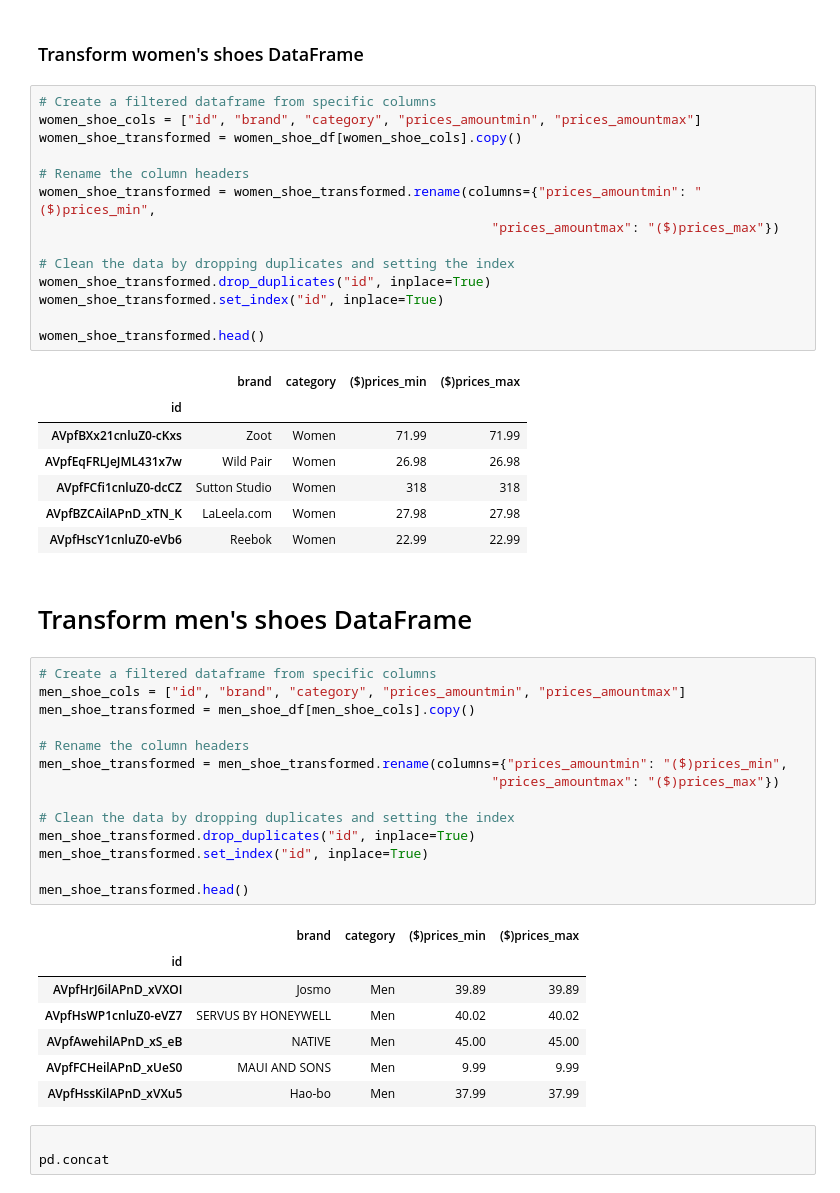
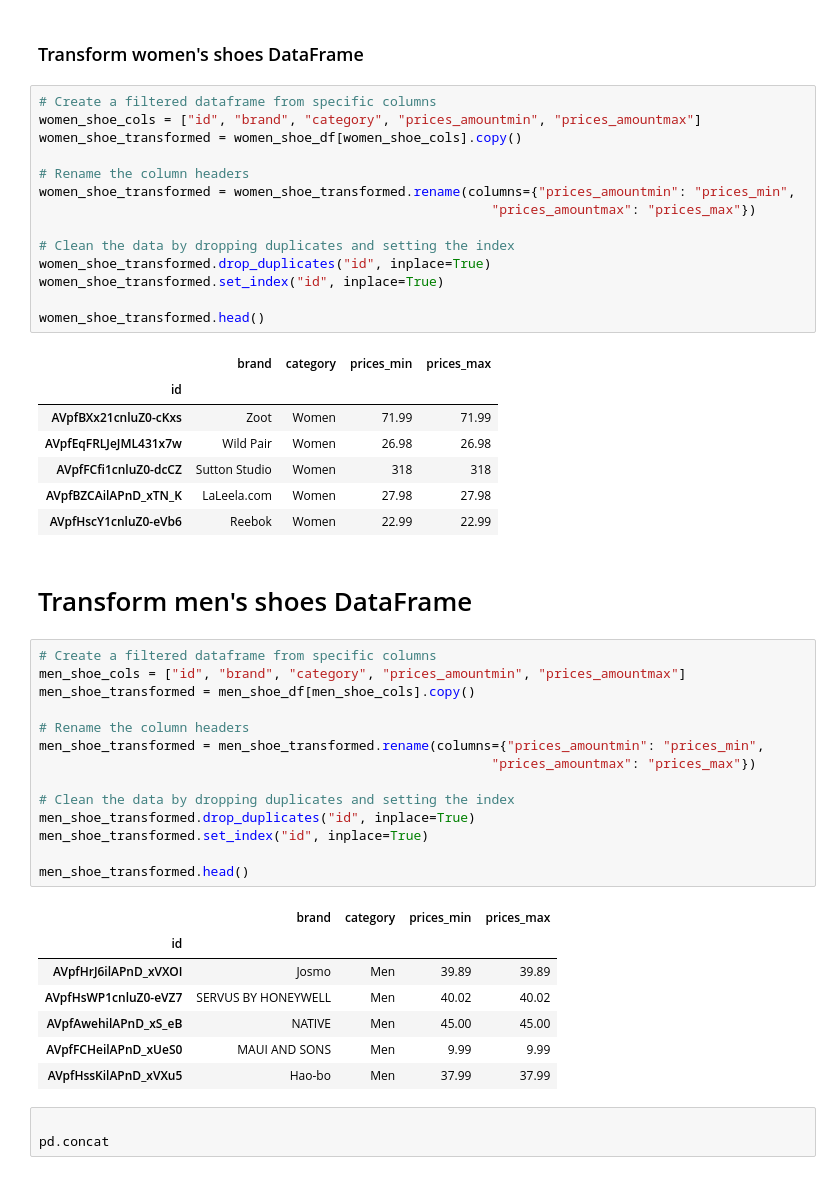
Before and after one commit to NTTGermania/Project-2--Group-6---Men-vs-Women-shoes-ETL-, a Jupyter notebook: Data_Cleaning/pandas_etl.ipynb, the cells around one changed output. Cells and saved outputs as stored; diff of their text form.

```diff
--- a/Data_Cleaning/pandas_etl.ipynb
+++ b/Data_Cleaning/pandas_etl.ipynb
@@ -84,19 +84,19 @@ men_shoe_df.head()
 # %%
 # Create a filtered dataframe from specific columns
 women_shoe_cols = ["id", "brand", "category", "prices_amountmin", "prices_amountmax"]
 women_shoe_transformed = women_shoe_df[women_shoe_cols].copy()
 
 # Rename the column headers
-women_shoe_transformed = women_shoe_transformed.rename(columns={"prices_amountmin": "($)prices_min",
-                                                          "prices_amountmax": "($)prices_max"})
+women_shoe_transformed = women_shoe_transformed.rename(columns={"prices_amountmin": "prices_min",
+                                                          "prices_amountmax": "prices_max"})
 
 # Clean the data by dropping duplicates and setting the index
 women_shoe_transformed.drop_duplicates("id", inplace=True)
 women_shoe_transformed.set_index("id", inplace=True)
 
 women_shoe_transformed.head()
 # %% [output]
-|  | brand | category | ($)prices_min | ($)prices_max |
+|  | brand | category | prices_min | prices_max |
 | id |  |  |  |  |
 | AVpfBXx21cnluZ0-cKxs | Zoot | Women | 71.99 | 71.99 |
 | AVpfEqFRLJeJML431x7w | Wild Pair | Women | 26.98 | 26.98 |
@@ -111,8 +111,8 @@ men_shoe_cols = ["id", "brand", "category", "prices_amountmin", "prices_amountma
 men_shoe_transformed = men_shoe_df[men_shoe_cols].copy()
 
 # Rename the column headers
-men_shoe_transformed = men_shoe_transformed.rename(columns={"prices_amountmin": "($)prices_min",
-                                                          "prices_amountmax": "($)prices_max"})
+men_shoe_transformed = men_shoe_transformed.rename(columns={"prices_amountmin": "prices_min",
+                                                          "prices_amountmax": "prices_max"})
 
 # Clean the data by dropping duplicates and setting the index
 men_shoe_transformed.drop_duplicates("id", inplace=True)
@@ -120,7 +120,7 @@ men_shoe_transformed.set_index("id", inplace=True)
 
 men_shoe_transformed.head()
 # %% [output]
-|  | brand | category | ($)prices_min | ($)prices_max |
+|  | brand | category | prices_min | prices_max |
 | id |  |  |  |  |
 | AVpfHrJ6ilAPnD_xVXOI | Josmo | Men | 39.89 | 39.89 |
 | AVpfHsWP1cnluZ0-eVZ7 | SERVUS BY HONEYWELL | Men | 40.02 | 40.02 |
```
Also changed, not shown: parts of 5 cells of this notebook, 3 other files.
